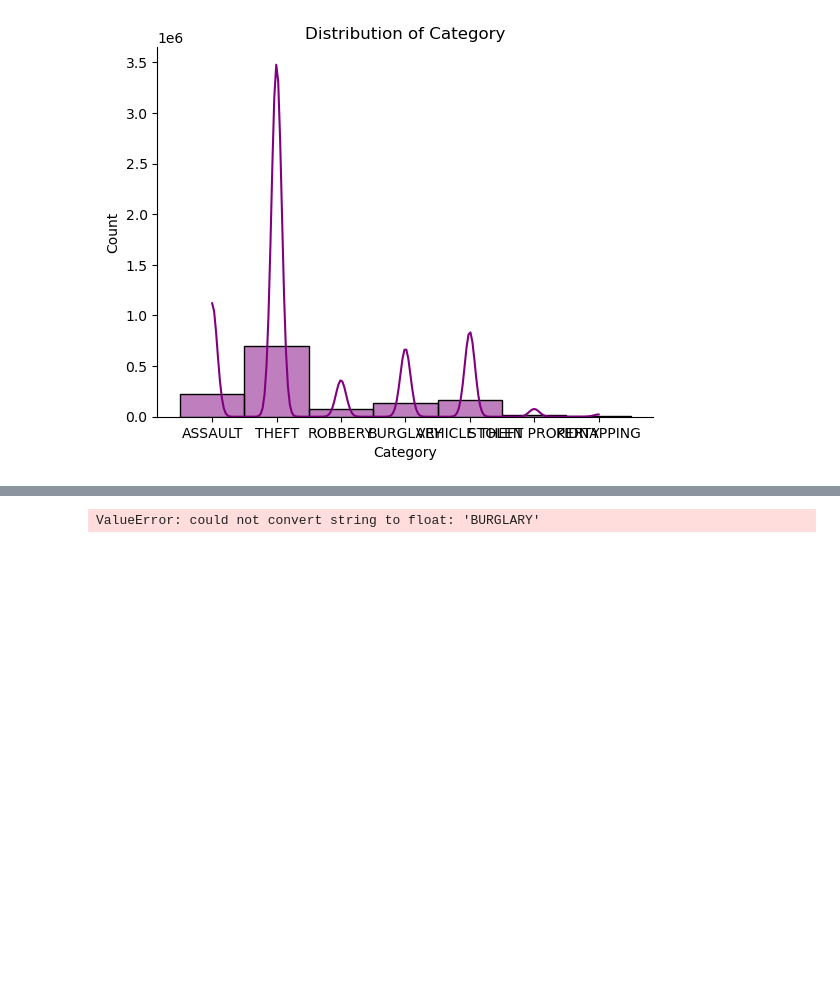
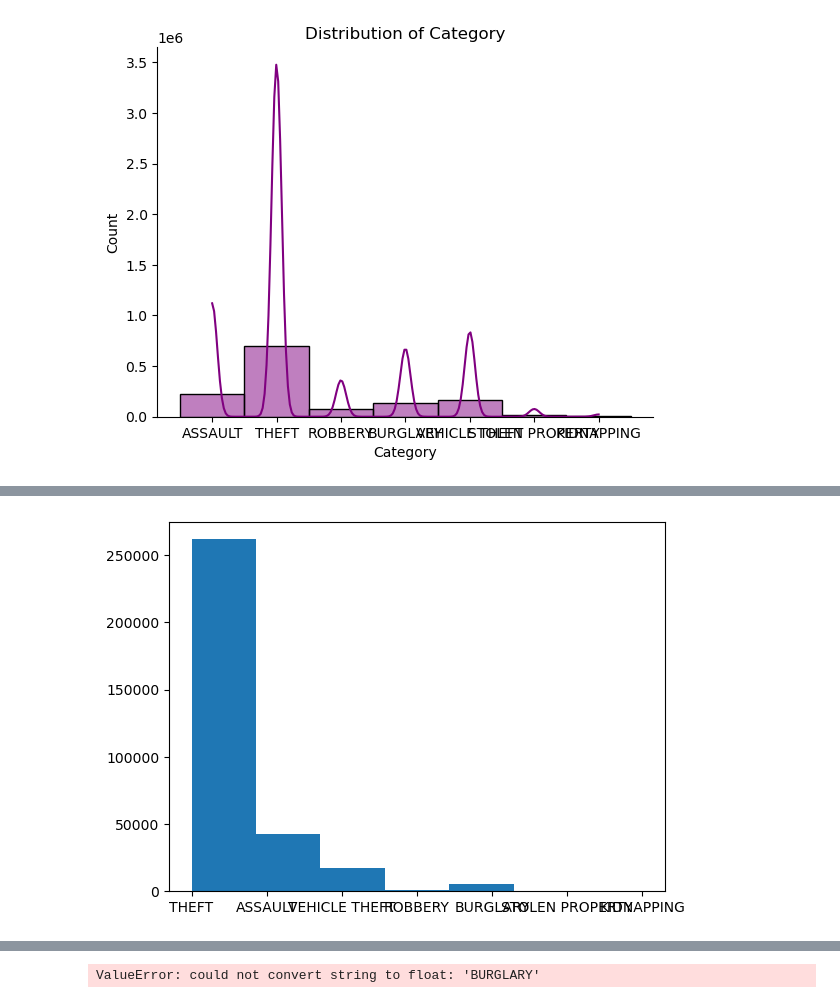
Before and after one commit to edwaddle/NavigatingUrbanSafety-ML, a Jupyter notebook: Preprocessing/preprocessing.ipynb, the cells around one changed output, grey strips where cells are left out. Cells and saved outputs as stored; diff of their text form; code cells hidden in the pictures; blank space fills up the shorter version.

```diff
--- a/Preprocessing/preprocessing.ipynb
+++ b/Preprocessing/preprocessing.ipynb
@@ -338,0 +354,7 @@ print(predictions)
+# %%
+plt.hist(RFCpredictions, 7)
+
+plt.show()
+#max_depth = 20
+# %% [output]
+[figure, added]
```
Also changed, not shown: parts of 15 cells of this notebook.
